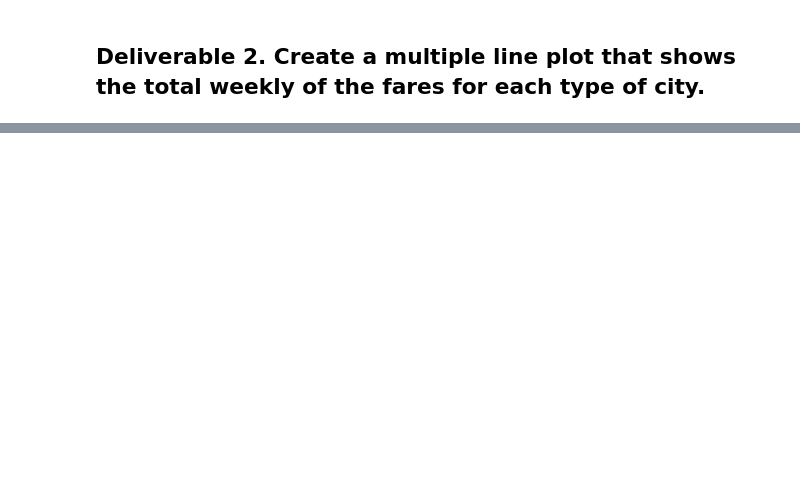
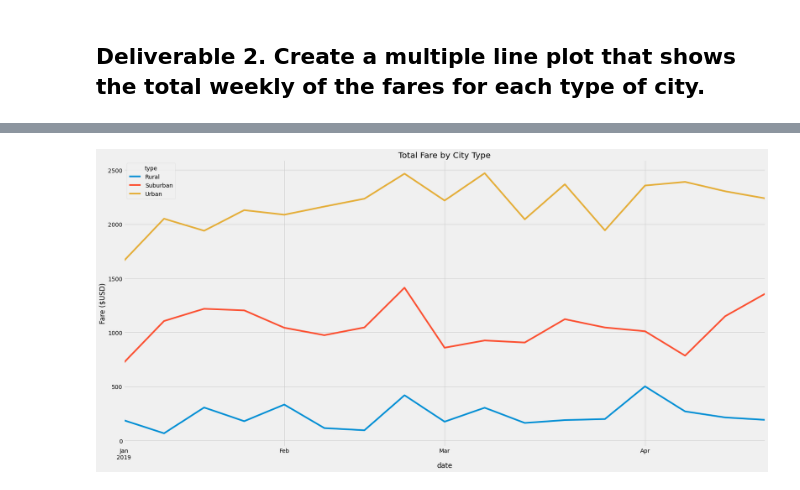
Before and after one commit to obriencw/PyBer_Analysis, a Jupyter notebook: PyBer_Challenge.ipynb, the cells around one changed output, grey strips where cells are left out. Cells and saved outputs as stored; diff of their text form; code cells hidden in the pictures; blank space fills up the shorter version.

```diff
--- a/PyBer_Challenge.ipynb
+++ b/PyBer_Challenge.ipynb
@@ -151,0 +182,5 @@ Name: fare, Length: 2364, dtype: float64
+# %%
+# Set the "date" index to datetime datatype. This is necessary to use the resample() method in Step 8.
+
+total_fare_by_date['date']= pd.to_datetime(total_fare_by_date['date'])
+total_fare_by_date
@@ -152,3 +201,5 @@ Name: fare, Length: 2364, dtype: float64
 # %%
 # 4. Create a pivot table with the 'date' as the index, the columns ='type', and values='fare'
 # to get the total fares for each type of city by the date.
+total_fare_by_date = total_fare_by_date.pivot(index="date", columns="type", values="fare")
+total_fare_by_date.head(10)
@@ -155,2 +219,4 @@ Name: fare, Length: 2364, dtype: float64
 # %%
 # 5. Create a new DataFrame from the pivot table DataFrame using loc on the given dates, '2019-01-01':'2019-04-29'.
+jan_april_fares = total_fare_by_date.loc["2019-01-01":"2019-04-29"]
+jan_april_fares
@@ -162,2 +252,4 @@ Name: fare, Length: 2364, dtype: float64
 # %%
 # 8. Create a new DataFrame using the "resample()" function by week 'W' and get the sum of the fares for each week.
+weekly_fares_df = jan_april_fares.resample('W').sum()
+weekly_fares_df
@@ -164,7 +275,13 @@ Name: fare, Length: 2364, dtype: float64
 # %%
 # 8. Using the object-oriented interface method, plot the resample DataFrame using the df.plot() function.
-
+weekly_fares = weekly_fares_df.plot(figsize=(25,12), title="Total Fare by City Type", ylabel="Fare ($USD)")
 # Import the style from Matplotlib.
 from matplotlib import style
+
 # Use the graph style fivethirtyeight.
 style.use('fivethirtyeight')
+weekly_fares.set_xlim([pd.to_datetime('2019-01-01 23:50:00'), pd.to_datetime('2019-04-28 00:10:00')])
+plt.savefig("analysis/PyBer_fare_summary.png")
+plt.show()
+# %% [output]
+[figure, added]
```
Also changed, not shown: parts of 11 cells of this notebook, 1 other file.
